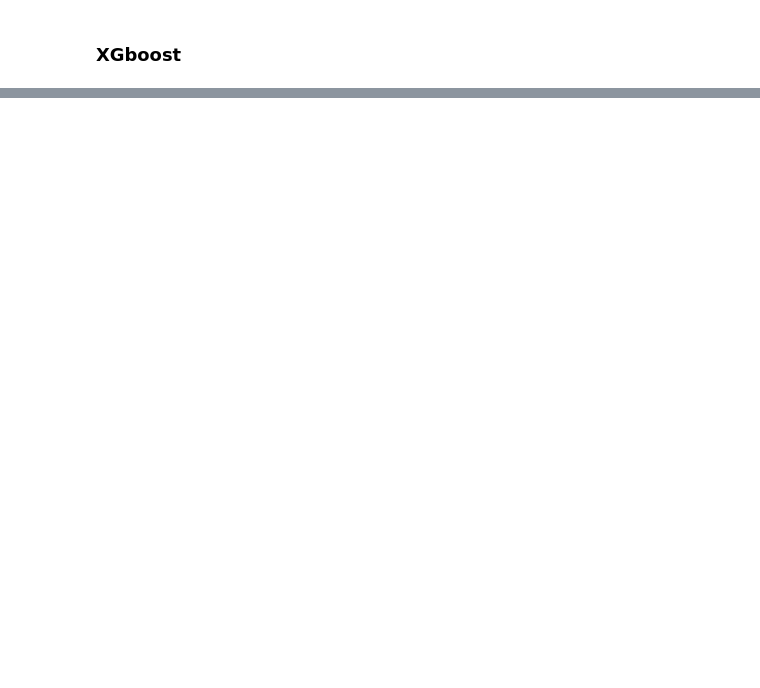
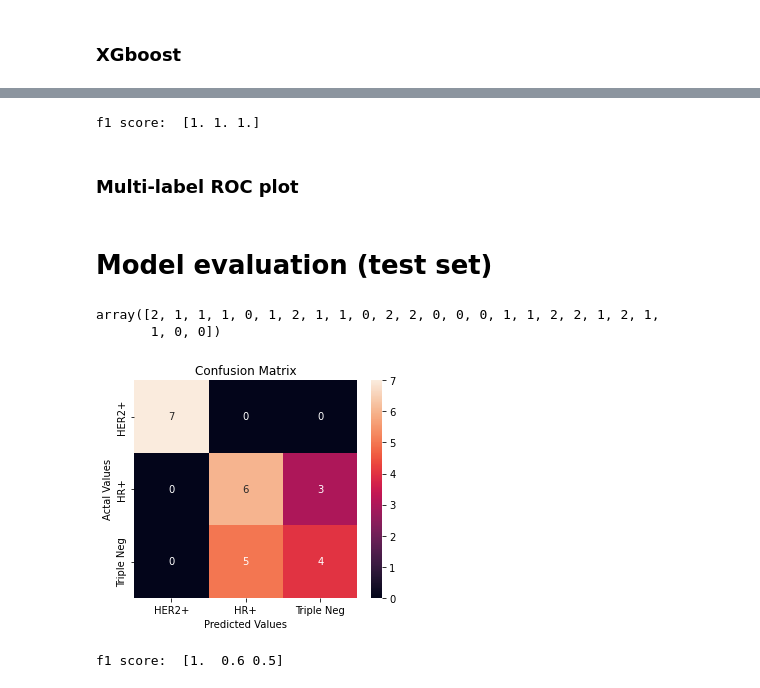
Before and after one commit to aaronyhsl/B4TM2022, a Jupyter notebook: src/feature_selections.ipynb, the cells around one changed output, grey strips where cells are left out. Saved outputs shown, nothing was run; the diff lists cells and outputs as text; code cells hidden in the pictures; blank space fills up the shorter version.

```diff
--- a/src/feature_selections.ipynb
+++ b/src/feature_selections.ipynb
@@ -337,0 +708,11 @@ corr
+# %%
+# get f1 score
+from sklearn.metrics import f1_score
+f1_score_xgb = f1_score(lc_y_train, y_pred_train, average=None)
+
+
+print('f1 score: ', f1_score_xgb)
+# %% [output]
+f1 score:  [1. 1. 1.]
+# %% [markdown]
+### Multi-label ROC plot
@@ -337,0 +722,33 @@ corr
+# %% [markdown]
+# Model evaluation (test set)
+# %%
+y_pred_test = opt_xgb.predict(X_test_fs_mutinfo)
+y_pred_test
+# %% [output]
+array([2, 1, 1, 1, 0, 1, 2, 1, 1, 0, 2, 2, 0, 0, 0, 1, 1, 2, 2, 1, 2, 1,
+       1, 0, 0])
+# %%
+confusion_mx_test = confusion_matrix(lc_y_test, y_pred_test)
+# %%
+# Creating a dataframe for a array-formatted Confusion matrix,so it will be easy for plotting.
+confusion_mx_test_df = pd.DataFrame(confusion_mx_test,
+                     index = ['HER2+','HR+','Triple Neg'],
+                     columns = ['HER2+','HR+','Triple Neg'])
+# %%
+#Plotting the confusion matrix
+plt.figure(figsize=(5,4))
+sns.heatmap(confusion_mx_test_df, annot=True)
+plt.title('Confusion Matrix')
+plt.ylabel('Actal Values')
+plt.xlabel('Predicted Values')
+plt.show()
+# %% [output]
+[figure, added]
+# %%
+# get f1 score (K = )
+from sklearn.metrics import f1_score
+f1_score_xgb_test = f1_score(lc_y_test, y_pred_test, average=None)
+
+print('f1 score: ', f1_score_xgb_test)
+# %% [output]
+f1 score:  [1.  0.6 0.5]
```
Also changed, not shown: parts of 49 cells of this notebook.
